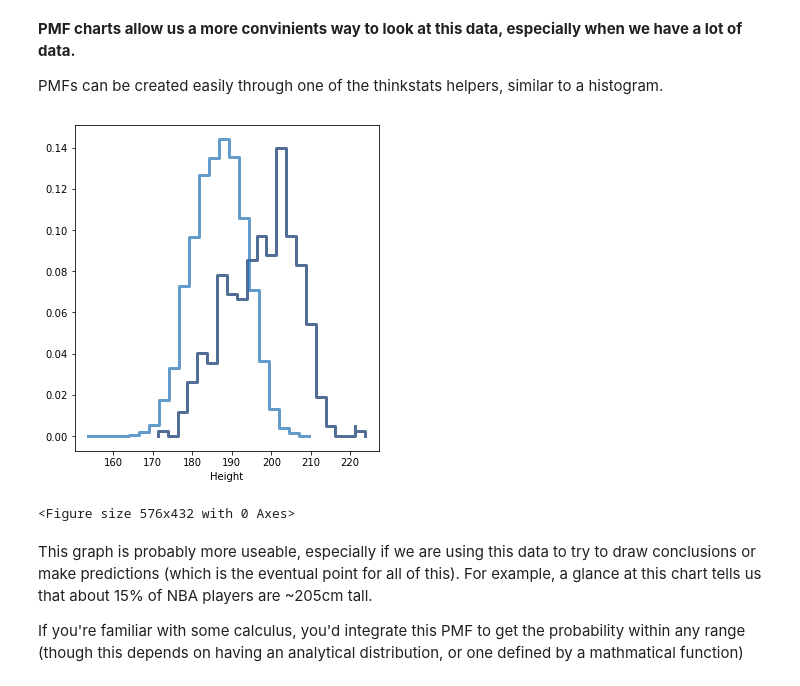
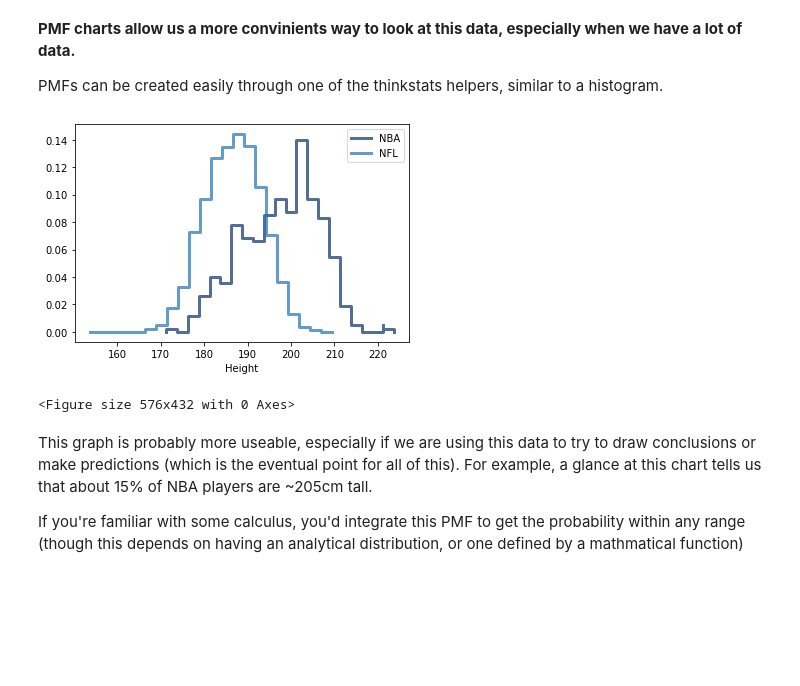
Before and after one commit to Pizza1119/Basic_Stats_in_Python_Student_Workbooks, a Jupyter notebook: 003_Var_Std_Dev.ipynb, the cells around one changed output. Saved outputs shown, nothing was run; the diff lists cells and outputs as text; code cells hidden in the pictures; blank space fills up the shorter version.

```diff
--- a/003_Var_Std_Dev.ipynb
+++ b/003_Var_Std_Dev.ipynb
@@ -323,16 +322,15 @@ thinkplot.Config(xlabel='Height', ylabel='Count', xlim=[160, 220], ylim=[0,2500]
 PMFs can be created easily through one of the thinkstats helpers, similar to a histogram.
 # %%
 #Create PMFs
-nbapmf = thinkstats2.Pmf(nba)
-nflpmf = thinkstats2.Pmf(nfl)
+nbapmf = thinkstats2.Pmf(nba, label = "NBA")
+nflpmf = thinkstats2.Pmf(nfl, label = "NFL")
 # %%
 #Graph
-thinkplot.PrePlot(cols=2)
 thinkplot.Pmfs([nbapmf,nflpmf])
 #thinkplot.Show(xlabel="Height (cm)", ylabel = "Percentage")
 thinkplot.Show(xlabel="Height")
 # %% [output]
-[figure, old version]
+[figure, new version]
 <Figure size 576x432 with 0 Axes>
 # %% [markdown]
 This graph is probably more useable, especially if we are using this data to try to draw conclusions or make predictions (which is the eventual point for all of this). For example, a glance at this chart tells us that about 15% of NBA players are ~205cm tall.
```
Also changed, not shown: parts of 6 cells of this notebook, 5 other files.
